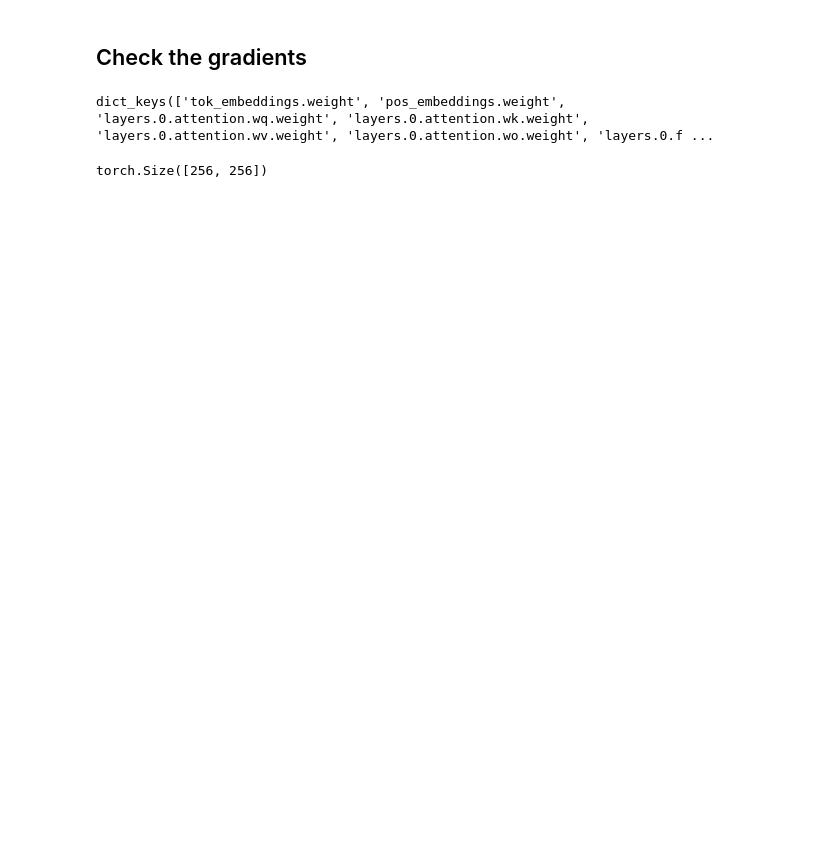
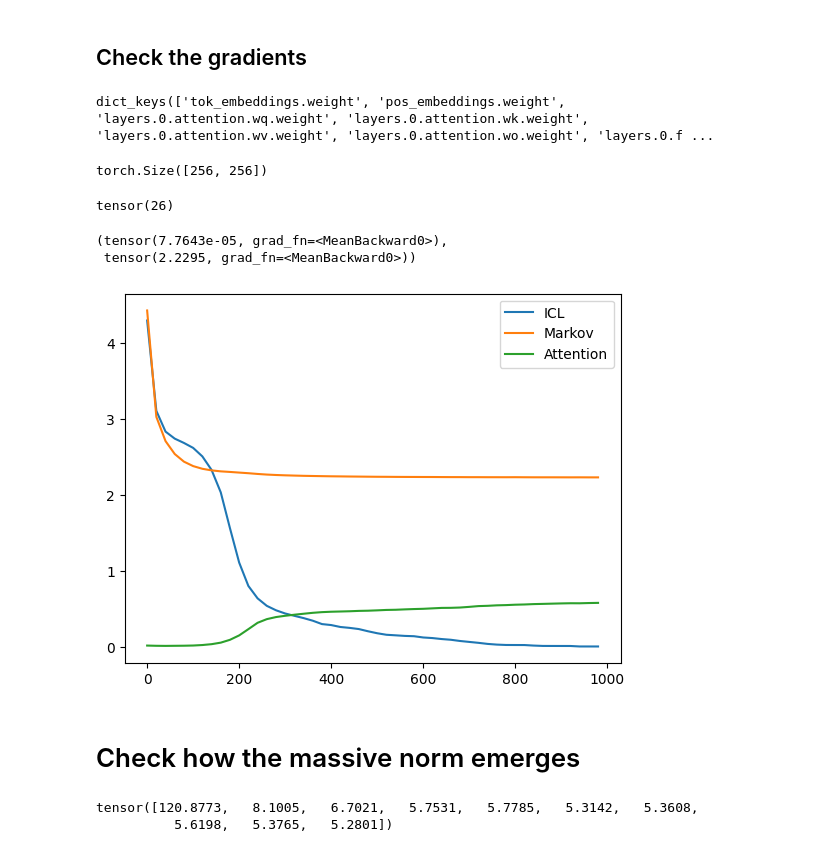
Before and after one commit to GuoTianYu2000/transformer-birth, a Jupyter notebook: Aug-28-check_dynamics.ipynb, the cells around one changed output. Cells and saved outputs as stored; diff of their text form; code cells hidden in the pictures; blank space fills up the shorter version.

```diff
--- a/Aug-28-check_dynamics.ipynb
+++ b/Aug-28-check_dynamics.ipynb
@@ -41,0 +38,12 @@ pred, outputs_list = model.modified_forward_with_hook(x, hook)
+# %%
+hook = forward_hook([], '')
+# hook = zero_out_attention(list(range(3)), [(0, 0)])
+# hook = diag_attention(list(range(3)), [(0, 0)])
+# hook = check_embed([0], [(0, 0)])
+pred, outputs_list = model.modified_forward_with_hook(x, hook)
+probs = get_oracle_predicts(x, ds)
+
+triggers_pos = ds.get_triggers_pos(x)
+
+risk = get_risk(probs, pred, predict_in_logits=True, triggers_pos=triggers_pos)
+risk[1:3]
@@ -58,7 +121,47 @@ for name, param in model.named_parameters():
 gradients.keys()
 # %% [output]
 dict_keys(['tok_embeddings.weight', 'pos_embeddings.weight', 'layers.0.attention.wq.weight', 'layers.0.attention.wk.weight', 'layers.0.attention.wv.weight', 'layers.0.attention.wo.weight', 'layers.0.f ...
+# %%
+params['layers.0.attention.wv.weight'].shape
+# %% [output]
+torch.Size([256, 256])
 # %%
-gradients['layers.1.attention.wq.weight'].shape
+gradients['layers.0.attention.wv.weight']
 # %% [output]
-torch.Size([256, 256])
+tensor(26)
+# %%
+risk[1:3]
+# %% [output]
+(tensor(7.7643e-05, grad_fn=<MeanBackward0>),
+ tensor(2.2295, grad_fn=<MeanBackward0>))
+# %%
+from tqdm import tqdm
+attns = {}
+icl_loss = {}
+markov_loss = {}
+with torch.no_grad():
+    for step in tqdm(torch.arange(0, 1000, 20)):
+        step = step.item()
+        model, cfg, _, _, _ = load_model(run_path_local="/Users/guotianyu/GitHub/birth/gens/special/markov", run_path_server=run_path_server, n_layers=1, n_heads=1, bos_num=1, train_steps=step, delim=0, with_data=True, data_path_local="/Users/guotianyu/GitHub/birth/data", data_path_server="/data/tianyu/birth/data")
+
+        hook = forward_hook([], '')
+        pred, outputs_list = model.modified_forward_with_hook(x, hook)
+        outputs_list
+        probs = get_oracle_predicts(x, ds)
+
+        triggers_pos = ds.get_triggers_pos(x)
+
+        risk = get_risk(probs, pred, predict_in_logits=True, triggers_pos=triggers_pos)
+        icl_loss[step] = risk[1].item()
+        markov_loss[step] = risk[2].item()
+        attns[step] = outputs_list[0]['attn_weights'].detach().cpu()[:, 0, :, 0].mean().item()
+# %%
+plt.plot(list(icl_loss.keys()), list(icl_loss.values()), label="ICL")
+plt.plot(list(markov_loss.keys()), list(markov_loss.values()), label="Markov")
+plt.plot(list(attns.keys()), list(attns.values()), label="Attention")
+plt.legend()
+plt.show()
+# %% [output]
+[figure, added]
+# %% [markdown]
+# Check how the massive norm emerges
@@ -64,0 +206,5 @@ torch.Size([256, 256])
+# %%
+outputs_list[0]['attn_output'][0, :10, :].detach().cpu().norm(dim=-1)
+# %% [output]
+tensor([120.8773,   8.1005,   6.7021,   5.7531,   5.7785,   5.3142,   5.3608,
+          5.6198,   5.3765,   5.2801])
```
Also changed, not shown: parts of 22 cells of this notebook, 42 other files.
